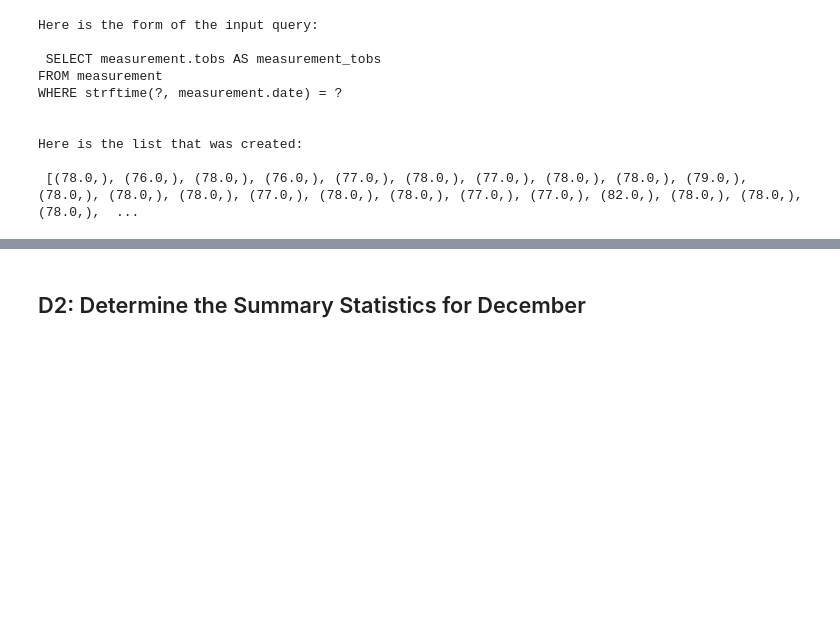
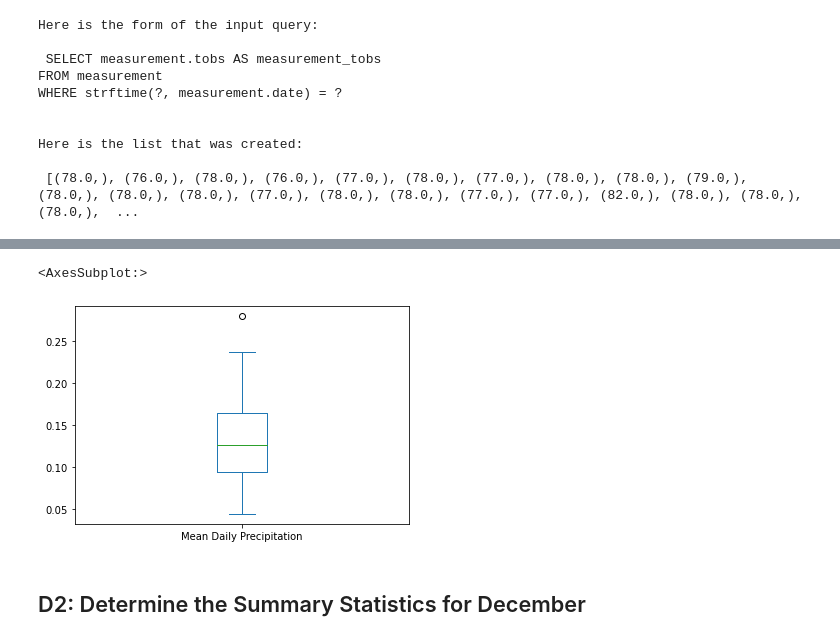
Before and after one commit to GregoryBWilson/surfs_up, a Jupyter notebook: SurfsUp_Challenge.ipynb, the cells around one changed output, grey strips where cells are left out. Saved outputs shown, nothing was run; the diff lists cells and outputs as text; code cells hidden in the pictures; blank space fills up the shorter version.

```diff
--- a/SurfsUp_Challenge.ipynb
+++ b/SurfsUp_Challenge.ipynb
@@ -145,0 +239,4 @@ June_df.describe()
+# %%
+June_df3 = []
+June_df3 = June_df.groupby('day')['June Rain'].mean().to_frame('Mean Daily Precipitation')
+June_df3
@@ -146,3 +262,8 @@ June_df.describe()
+# %%
+June_df3.plot( kind='box')
+# %% [output]
+<AxesSubplot:>
+[figure, added]
 # %% [markdown]
 ## D2: Determine the Summary Statistics for December
 # %%
```
Also changed, not shown: parts of 24 cells of this notebook.
